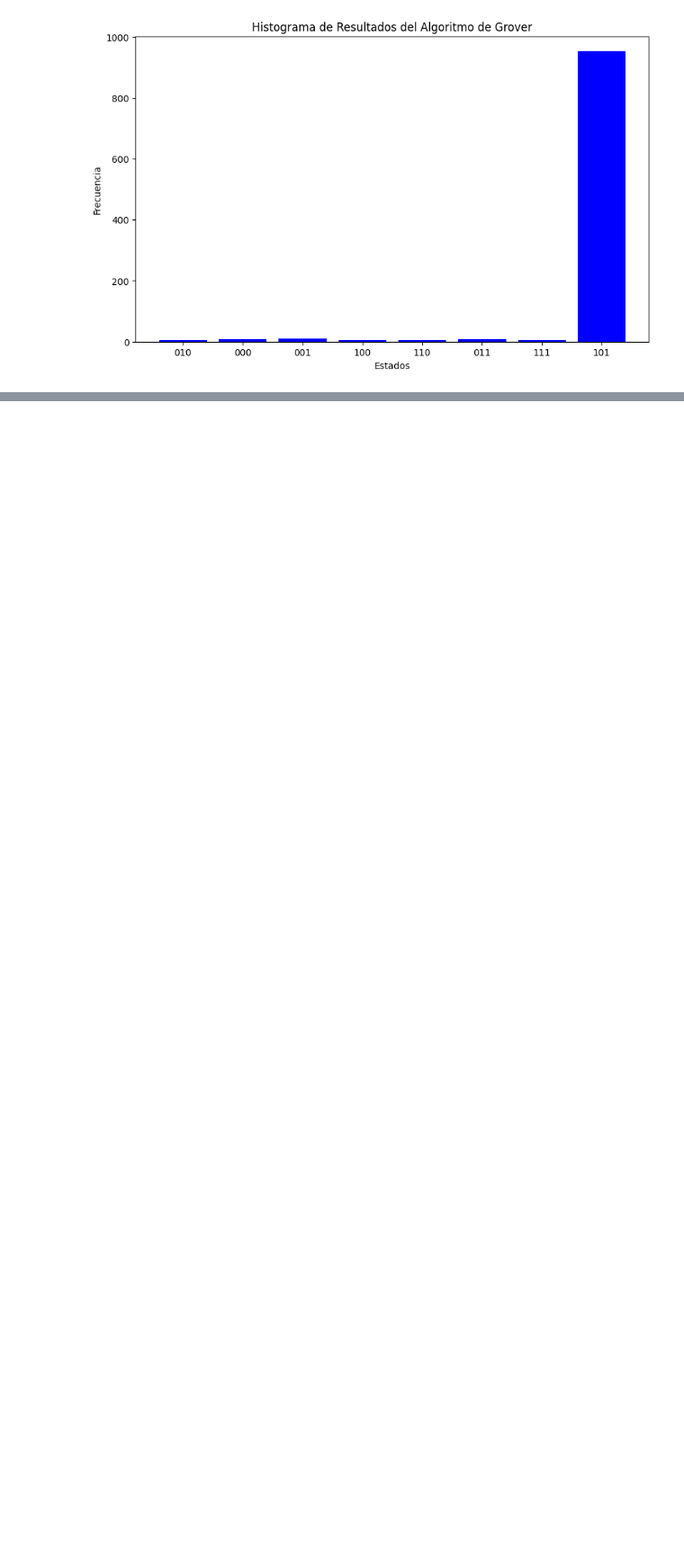
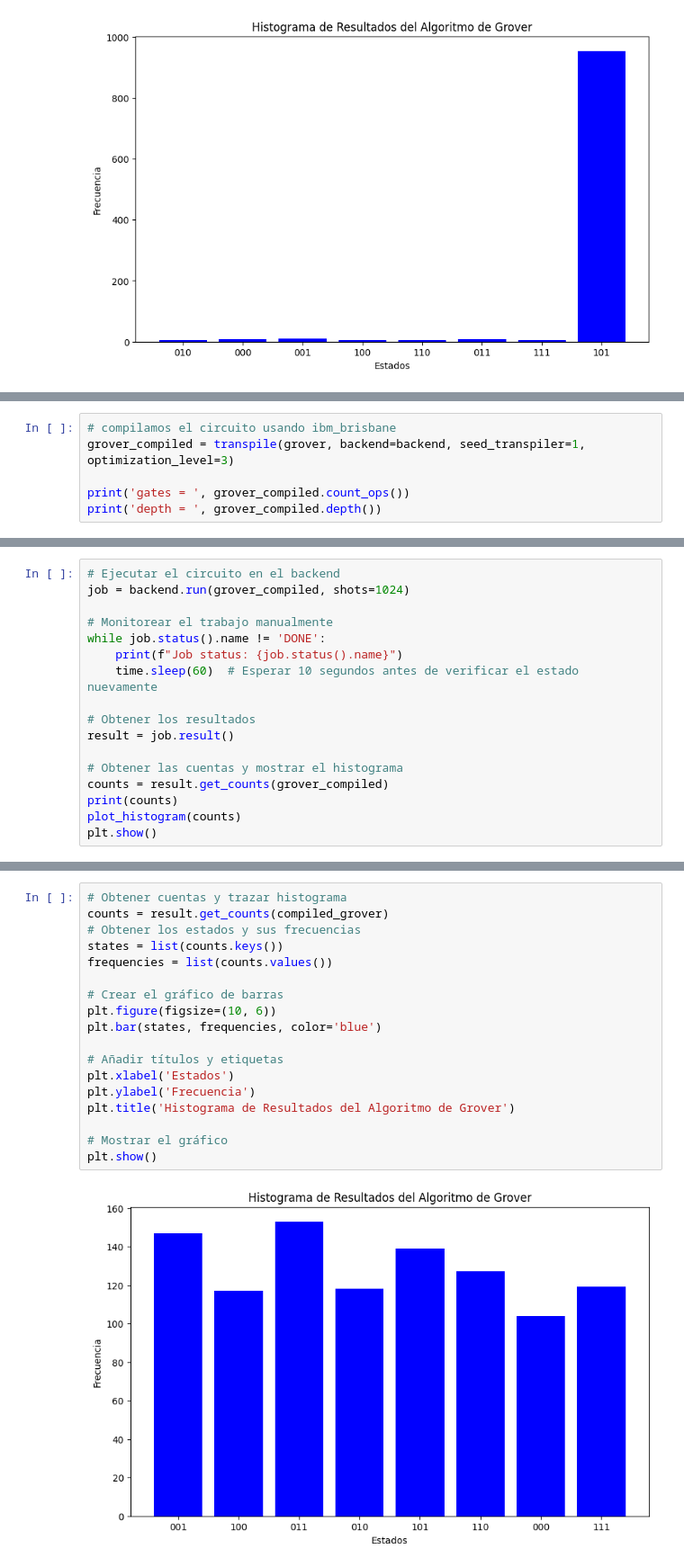
Before and after one commit to victorjusa/Quantum_algorithms, a Jupyter notebook: Algoritmo_Grover.ipynb, the cells around one changed output, grey strips where cells are left out. Shown at 90% size. Cells and saved outputs as stored; diff of their text form; blank space fills up the shorter version.

```diff
--- a/Algoritmo_Grover.ipynb
+++ b/Algoritmo_Grover.ipynb
@@ -251,0 +269,6 @@ plt.show()
+# %%
+# compilamos el circuito usando ibm_brisbane
+grover_compiled = transpile(grover, backend=backend, seed_transpiler=1, optimization_level=3)
+
+print('gates = ', grover_compiled.count_ops())
+print('depth = ', grover_compiled.depth())
@@ -251,0 +278,17 @@ plt.show()
+# %%
+# Ejecutar el circuito en el backend
+job = backend.run(grover_compiled, shots=1024)
+
+# Monitorear el trabajo manualmente
+while job.status().name != 'DONE':
+    print(f"Job status: {job.status().name}")
+    time.sleep(60)  # Esperar 10 segundos antes de verificar el estado nuevamente
+
+# Obtener los resultados
+result = job.result()
+
+# Obtener las cuentas y mostrar el histograma
+counts = result.get_counts(grover_compiled)
+print(counts)
+plot_histogram(counts)
+plt.show()
@@ -251,0 +313,20 @@ plt.show()
+# %%
+# Obtener cuentas y trazar histograma
+counts = result.get_counts(compiled_grover)
+# Obtener los estados y sus frecuencias
+states = list(counts.keys())
+frequencies = list(counts.values())
+
+# Crear el gráfico de barras
+plt.figure(figsize=(10, 6))
+plt.bar(states, frequencies, color='blue')
+
+# Añadir títulos y etiquetas
+plt.xlabel('Estados')
+plt.ylabel('Frecuencia')
+plt.title('Histograma de Resultados del Algoritmo de Grover')
+
+# Mostrar el gráfico
+plt.show()
+# %% [output]
+[figure, added]
```
Also changed, not shown: parts of 3 cells of this notebook.
